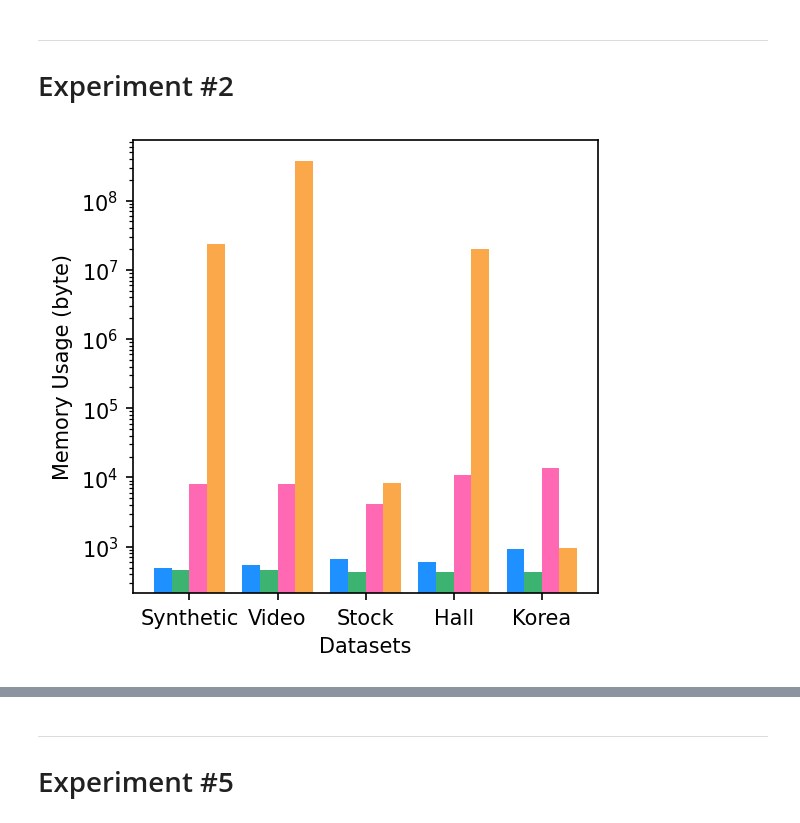
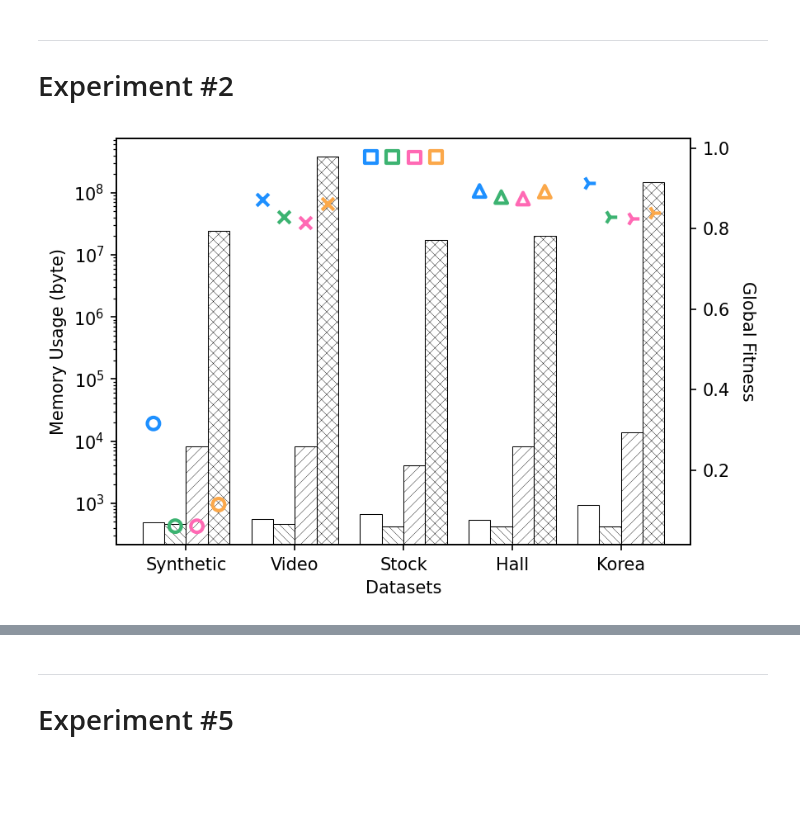
Before and after one commit to lucetre-snu/dao-cp, a Jupyter notebook: Proposed Method/6_exp_w_mem_usage.ipynb, the cells around one changed output, grey strips where cells are left out. Cells and saved outputs as stored; diff of their text form; code cells hidden in the pictures; blank space fills up the shorter version.

```diff
--- a/Proposed Method/6_exp_w_mem_usage.ipynb
+++ b/Proposed Method/6_exp_w_mem_usage.ipynb
@@ -351,9 +330,9 @@ plot_local(datasets, 'E1_synthetic', 35)
 (n_iter, ul, ll) = (1, 6, 2)
 tensor_stream = create_tensor_stream(sample_video, start_to_stream=5, batch_sizes=np.full((40), 5, dtype=int))
 #results['video-10'] = online_tensor_decomposition('video', sample_video, tensor_stream, rank=10, n_iter=n_iter, ul=ul, ll=ll, verbose=False)
-results['video-20'] = online_tensor_decomposition('video', sample_video, tensor_stream, rank=20, n_iter=n_iter, ul=ul, ll=ll, verbose=False)
+# results['video-20'] = online_tensor_decomposition('video', sample_video, tensor_stream, rank=20, n_iter=n_iter, ul=ul, ll=ll, verbose=False)
 results['video-30'] = online_tensor_decomposition('video', sample_video, tensor_stream, rank=30, n_iter=n_iter, ul=ul, ll=ll, verbose=False)
-results['video-40'] = online_tensor_decomposition('video', sample_video, tensor_stream, rank=40, n_iter=n_iter, ul=ul, ll=ll, verbose=False)
+# results['video-40'] = online_tensor_decomposition('video', sample_video, tensor_stream, rank=40, n_iter=n_iter, ul=ul, ll=ll, verbose=False)
 #results['video-50'] = online_tensor_decomposition('video', sample_video, tensor_stream, rank=50, n_iter=n_iter, ul=ul, ll=ll, verbose=False)
 # %% [output]
 -----------------------------------
@@ -386,9 +365,9 @@ plot_local(datasets, 'E1_video', 35)
 tensor_stream = create_tensor_stream(stock2_tensor, start_to_stream=5, batch_sizes=np.full((1028), 3, dtype=int))
 #results['stock-10'] = online_tensor_decomposition('stock', stock2_tensor, tensor_stream, rank=10, n_iter=n_iter, ul=ul, ll=ll, verbose=False)
 # results['stock-15'] = online_tensor_decomposition('stock', stock2_tensor, tensor_stream, rank=15, n_iter=n_iter, ul=ul, ll=ll, verbose=False)
-results['stock-21'] = online_tensor_decomposition('stock', stock2_tensor, tensor_stream, rank=21, n_iter=n_iter, ul=ul, ll=ll, verbose=False)
+# results['stock-21'] = online_tensor_decomposition('stock', stock2_tensor, tensor_stream, rank=21, n_iter=n_iter, ul=ul, ll=ll, verbose=False)
 # results['stock-22'] = online_tensor_decomposition('stock', stock2_tensor, tensor_stream, rank=22, n_iter=n_iter, ul=ul, ll=ll, verbose=False)
-# results['stock-20'] = online_tensor_decomposition('stock', stock2_tensor, tensor_stream, rank=20, n_iter=n_iter, ul=ul, ll=ll, verbose=False)
+results['stock-20'] = online_tensor_decomposition('stock', stock2_tensor, tensor_stream, rank=20, n_iter=n_iter, ul=ul, ll=ll, verbose=False)
 # results['stock-25'] = online_tensor_decomposition('stock', stock2_tensor, tensor_stream, rank=25, n_iter=n_iter, ul=ul, ll=ll, verbose=False)
 #results['stock-30'] = online_tensor_decomposition('stock', stock2_tensor, tensor_stream, rank=30, n_iter=n_iter, ul=ul, ll=ll, verbose=False)
 # %% [output]
@@ -457,12 +436,12 @@ plot_local(datasets, 'E1_hall', 40)
 # korea air-quality
 (n_iter, ul, ll) = (1, 2, 1.3)
 tensor_stream = create_tensor_stream(korea_tensor, start_to_stream=79, batch_sizes=np.full((94), 100, dtype=int))
-#results['korea-10'] = online_tensor_decomposition('korea', korea_tensor, tensor_stream, rank=10, n_iter=n_iter, ul=ul, ll=ll, verbose=False)
-#results['korea-15'] = online_tensor_decomposition('korea', korea_tensor, tensor_stream, rank=15, n_iter=n_iter, ul=ul, ll=ll, verbose=False)
-#results['korea-20'] = online_tensor_decomposition('korea', korea_tensor, tensor_stream, rank=20, n_iter=n_iter, ul=ul, ll=ll, verbose=False)
-#results['korea-25'] = online_tensor_decomposition('korea', korea_tensor, tensor_stream, rank=25, n_iter=n_iter, ul=ul, ll=ll, verbose=False)
-results['korea-30'] = online_tensor_decomposition('korea', korea_tensor, tensor_stream, rank=30, n_iter=n_iter, ul=ul, ll=ll, verbose=False)
+# results['korea-10'] = online_tensor_decomposition('korea', korea_tensor, tensor_stream, rank=10, n_iter=n_iter, ul=ul, ll=ll, verbose=False)
+# results['korea-15'] = online_tensor_decomposition('korea', korea_tensor, tensor_stream, rank=15, n_iter=n_iter, ul=ul, ll=ll, verbose=False)
+# results['korea-20'] = online_tensor_decomposition('korea', korea_tensor, tensor_stream, rank=20, n_iter=n_iter, ul=ul, ll=ll, verbose=False)
+# results['korea-25'] = online_tensor_decomposition('korea', korea_tensor, tensor_stream, rank=25, n_iter=n_iter, ul=ul, ll=ll, verbose=False)
+# results['korea-30'] = online_tensor_decomposition('korea', korea_tensor, tensor_stream, rank=30, n_iter=n_iter, ul=ul, ll=ll, verbose=False)
 results['korea-40'] = online_tensor_decomposition('korea', korea_tensor, tensor_stream, rank=40, n_iter=n_iter, ul=ul, ll=ll, verbose=False)
-results['korea-50'] = online_tensor_decomposition('korea', korea_tensor, tensor_stream, rank=50, n_iter=n_iter, ul=ul, ll=ll, verbose=False)
+# results['korea-50'] = online_tensor_decomposition('korea', korea_tensor, tensor_stream, rank=50, n_iter=n_iter, ul=ul, ll=ll, verbose=False)
 # %% [output]
 -----------------------------------
@@ -492,7 +471,55 @@ plot_local(datasets, 'E1_korea', 35)
 # %% [markdown]
 ---
 # Experiment #2
-# %%
-plot_mem(('synthetic-30', 'video-30', 'stock-20', 'hall-35', 'korea-40'), 'E2')
-# %% [output]
-[figure, removed]
+# %%
+from matplotlib import colors
+def make_rgb_transparent(color, alpha=0.6, bg_rgb=(1,1,1)):
+    rgb = colors.colorConverter.to_rgb(color)
+    return [alpha * c1 + (1 - alpha) * c2
+            for (c1, c2) in zip(rgb, bg_rgb)]
+
+def plot_mem(datasets, name):
+    colors = ('dodgerblue','mediumseagreen', 'hotpink', '#fba84a')
+    libs = ("dao", "dtd", "ocp", 'fcp')
+    patterns = ( "" , "\\\\\\\\\\" , "////" , "xxxx")
+    markers = ("o", "x", "s", "^", "4")
+
+    index = np.arange(5)
+    bar_width = 0.2
+
+
+    # create plot
+    fig, ax1 = plt.subplots(figsize = (6, 4), dpi = 150)
+    plt.xticks(index + bar_width*1.5, ('Synthetic', 'Video', 'Stock', 'Hall', 'Korea'))
+    plt.rcParams['hatch.linewidth'] = 0.2
+
+    for i, (color, lib) in enumerate(zip(colors, libs)):
+        mem_list = [results[dataset][lib][4] for dataset in datasets]
+
+        rects1 = ax1.bar(index + bar_width*i, mem_list, bar_width, color=make_rgb_transparent(color, alpha=0.0), label=lib, edgecolor='black', hatch=patterns[i], linewidth=0.5)
+
+    ax1.set_xlabel('Datasets')
+    ax1.set_ylabel('Memory Usage (byte)')
+    ax1.set_yscale('log')
+
+    ax2 = ax1.twinx()  # instantiate a second axes that shares the same x-axis
+
+    for i, (color, lib) in enumerate(zip(colors, libs)):
+        acc_list = [results[dataset][lib][0] for dataset in datasets]
+        for j, acc in enumerate(acc_list):
+            if j == 4:
+                ax2.scatter(index[j] + bar_width*i, acc, 70, color=colors[i], marker=markers[j], linewidth=2)
+            elif j == 1:
+                ax2.scatter(index[j] + bar_width*i, acc, 50, color=colors[i], marker=markers[j], linewidth=2)
+            else:
+                ax2.scatter(index[j] + bar_width*i, acc, 50, color=colors[i], marker=markers[j], facecolors='none', linewidth=2)
+    ax2.tick_params(axis='y')
+
+    ax2.set_ylabel('Global Fitness', rotation=270, labelpad=15)
+
+    fig.tight_layout()  # otherwise the right y-label is slightly clipped
+    plt.show()
+#     plt.savefig(f'./plots/{name}_mem.pdf', bbox_inches = 'tight', pad_inches = 0)
+plot_mem(('synthetic-30', 'video-30', 'stock-20', 'hall-30', 'korea-40'), 'E2')
+# %% [output]
+[figure, added]
```
Also changed, not shown: parts of 16 cells of this notebook, 7 other files.
